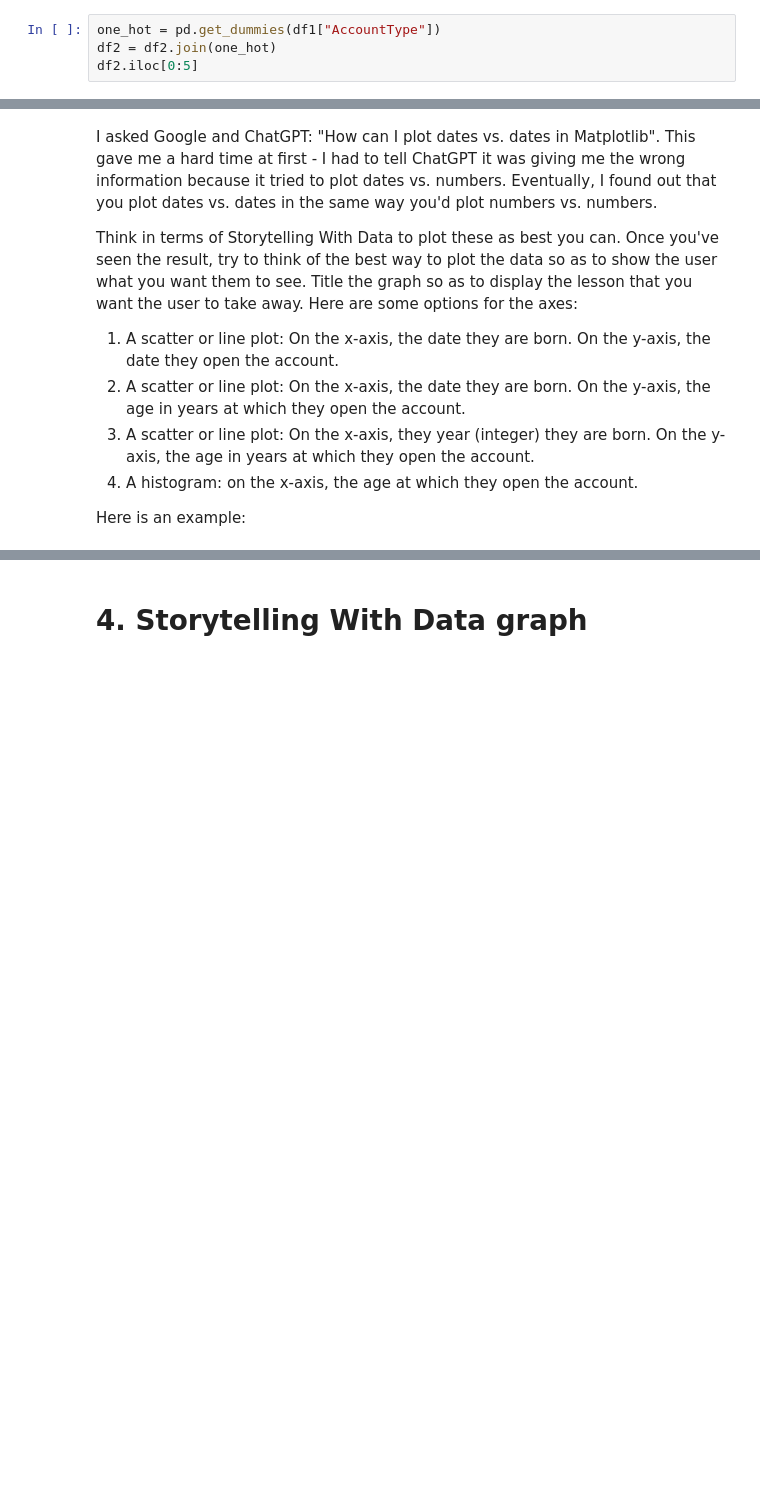
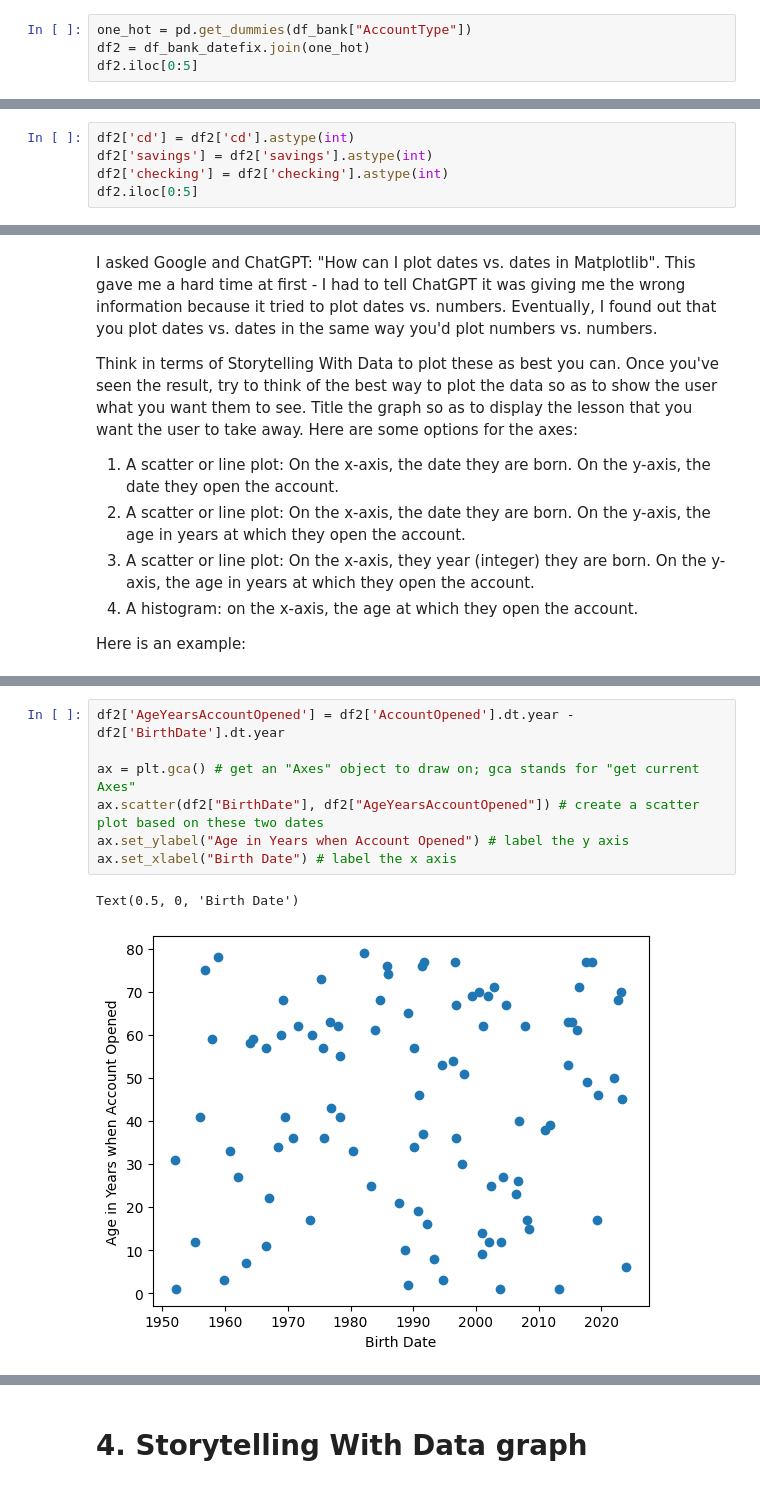
Before and after one commit to awf825-bu/Module-B-Semester-2, a Jupyter notebook: OMDS-ModB2-Week1-Flynn-Aiden.ipynb, the cells around one changed output, grey strips where cells are left out. Saved outputs shown, nothing was run; the diff lists cells and outputs as text; blank space fills up the shorter version.

```diff
--- a/OMDS-ModB2-Week1-Flynn-Aiden.ipynb
+++ b/OMDS-ModB2-Week1-Flynn-Aiden.ipynb
@@ -384,7 +393,7 @@ Suggested Google search or ChatGPT prompt: "how can I find out the mean, median,
 # %% [markdown]
 9. One-hot encode the AccountType column.  This means creating a new "checking," "savings", and "cd" columns so that you can run machine learning algorithms.
 # %%
-one_hot = pd.get_dummies(df1["AccountType"])
-df2 = df2.join(one_hot)
+one_hot = pd.get_dummies(df_bank["AccountType"])
+df2 = df_bank_datefix.join(one_hot)
 df2.iloc[0:5]
 # %% [output]
@@ -392,2 +406,7 @@ KeyError: 'AccountType'
 # %% [markdown]
 Now, change the cd, checking, and savings columns into integers.
+# %%
+df2['cd'] = df2['cd'].astype(int)
+df2['savings'] = df2['savings'].astype(int)
+df2['checking'] = df2['checking'].astype(int)
+df2.iloc[0:5]
@@ -428,0 +461,10 @@ ax.set_xlabel("Birth Date") # label the x axis
+# %%
+df2['AgeYearsAccountOpened'] = df2['AccountOpened'].dt.year - df2['BirthDate'].dt.year
+
+ax = plt.gca() # get an "Axes" object to draw on; gca stands for "get current Axes"
+ax.scatter(df2["BirthDate"], df2["AgeYearsAccountOpened"]) # create a scatter plot based on these two dates
+ax.set_ylabel("Age in Years when Account Opened") # label the y axis
+ax.set_xlabel("Birth Date") # label the x axis
+# %% [output]
+Text(0.5, 0, 'Birth Date')
+[figure, added]
```
Also changed, not shown: parts of 12 cells of this notebook, 1 other file.
